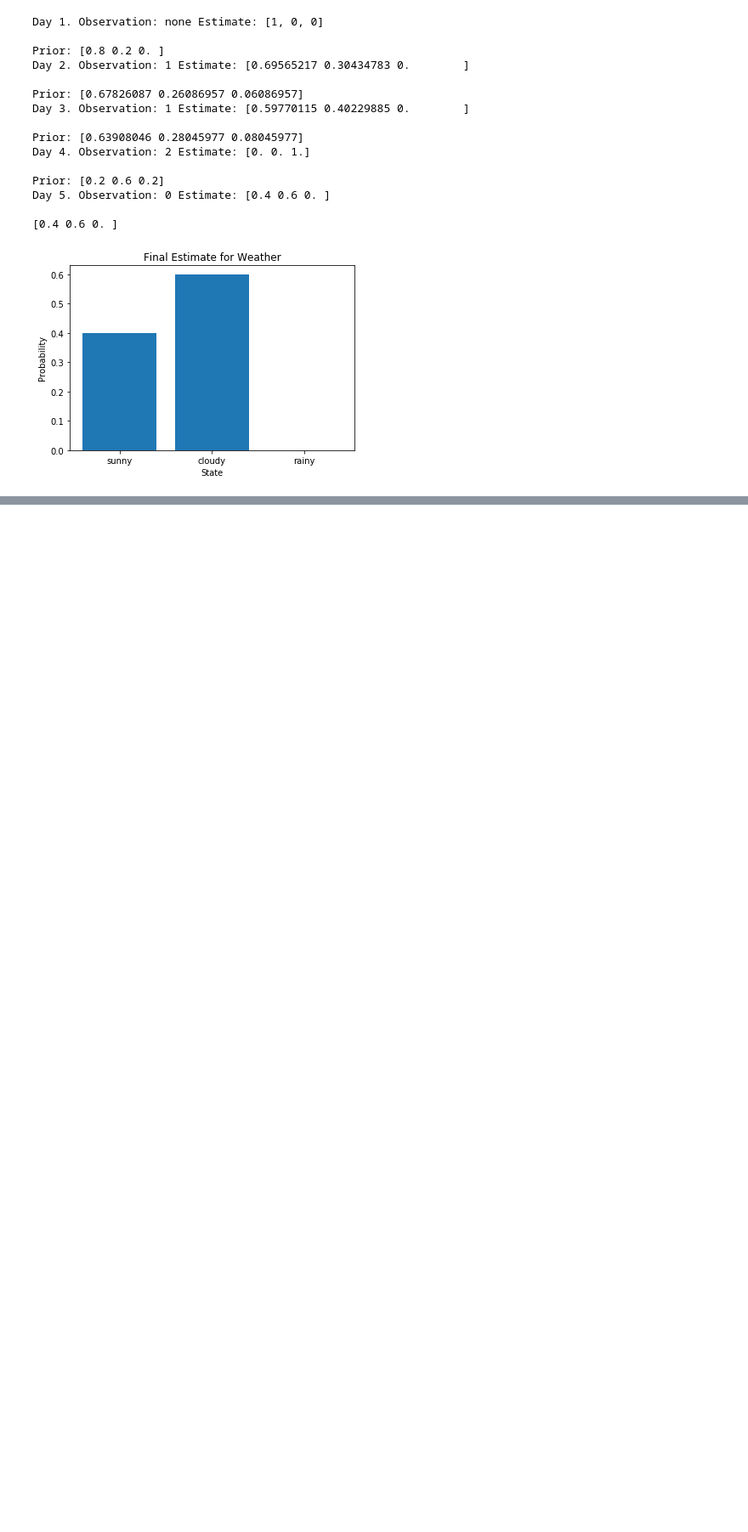
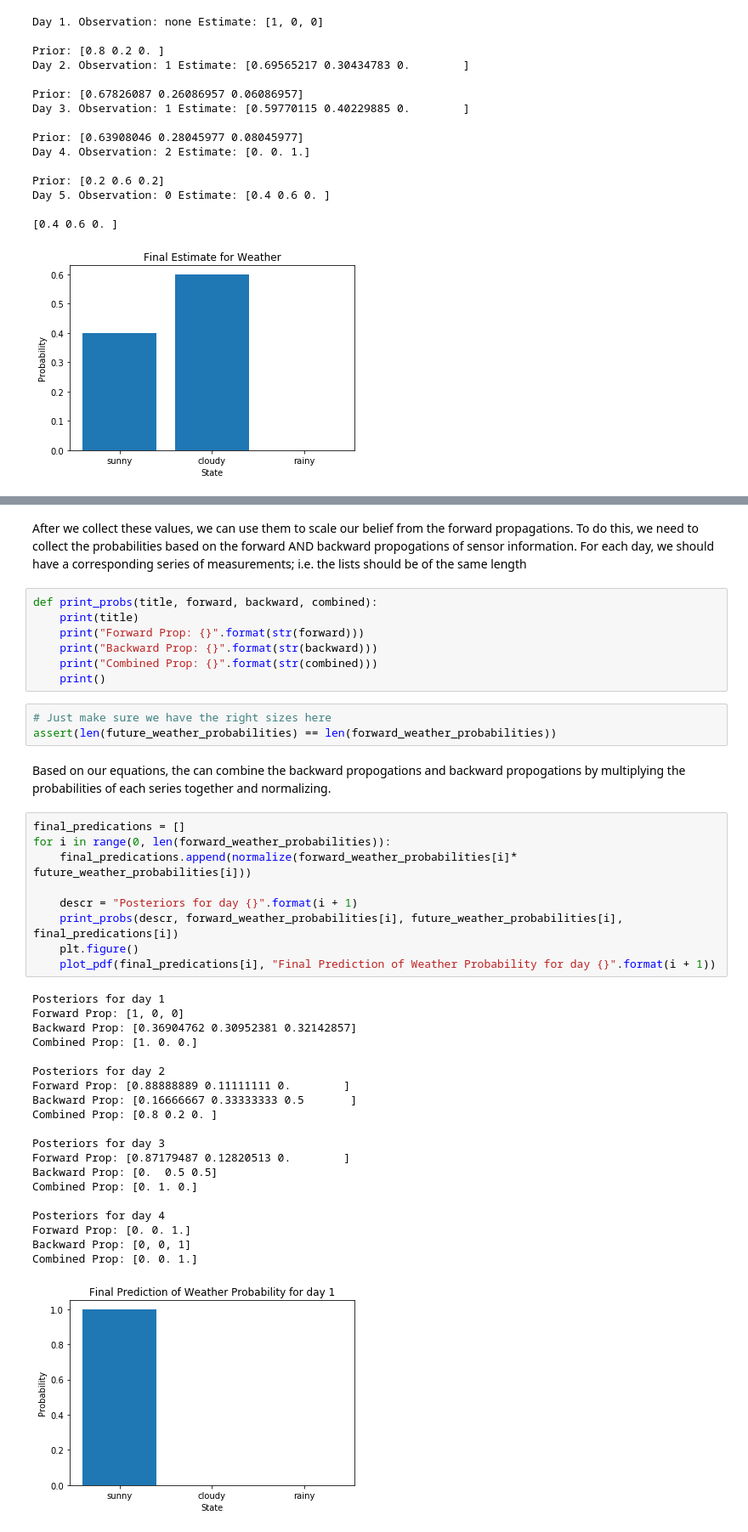
Before and after one commit to drewtu2/eece7150, a Jupyter notebook: hw1/Homework 1.ipynb, the cells around one changed output, grey strips where cells are left out. Shown at 85% size. Saved outputs shown, nothing was run; the diff lists cells and outputs as text; blank space fills up the shorter version.

```diff
--- a/hw1/Homework 1.ipynb
+++ b/hw1/Homework 1.ipynb
@@ -600,0 +634,47 @@ print(prior * T[0, :])
+# %% [markdown]
+After we collect these values, we can use them to scale our belief from the forward propagations.
+To do this, we need to collect the probabilities based on the forward AND backward propogations of
+sensor information. For each day, we should have a corresponding series of measurements; i.e. the lists
+should be of the same length
+# %%
+def print_probs(title, forward, backward, combined):
+    print(title)
+    print("Forward Prop: {}".format(str(forward)))
+    print("Backward Prop: {}".format(str(backward)))
+    print("Combined Prop: {}".format(str(combined)))
+    print()
+# %%
+# Just make sure we have the right sizes here
+assert(len(future_weather_probabilities) == len(forward_weather_probabilities))
+# %% [markdown]
+Based on our equations, the can combine the backward propogations and backward propogations by multiplying the probabilities of each series together and normalizing.
+# %%
+final_predications = []
+for i in range(0, len(forward_weather_probabilities)):
+    final_predications.append(normalize(forward_weather_probabilities[i]* future_weather_probabilities[i]))
+
+    descr = "Posteriors for day {}".format(i + 1)
+    print_probs(descr, forward_weather_probabilities[i], future_weather_probabilities[i], final_predications[i])
+    plt.figure()
+    plot_pdf(final_predications[i], "Final Prediction of Weather Probability for day {}".format(i + 1))
+# %% [output]
+Posteriors for day 1
+Forward Prop: [1, 0, 0]
+Backward Prop: [0.36904762 0.30952381 0.32142857]
+Combined Prop: [1. 0. 0.]
+
+Posteriors for day 2
+Forward Prop: [0.88888889 0.11111111 0.        ]
+Backward Prop: [0.16666667 0.33333333 0.5       ]
+Combined Prop: [0.8 0.2 0. ]
+
+Posteriors for day 3
+Forward Prop: [0.87179487 0.12820513 0.        ]
+Backward Prop: [0.  0.5 0.5]
+Combined Prop: [0. 1. 0.]
+
+Posteriors for day 4
+Forward Prop: [0. 0. 1.]
+Backward Prop: [0, 0, 1]
+Combined Prop: [0. 0. 1.]
+[figure, added]
```
Also changed, not shown: parts of 21 cells of this notebook.
